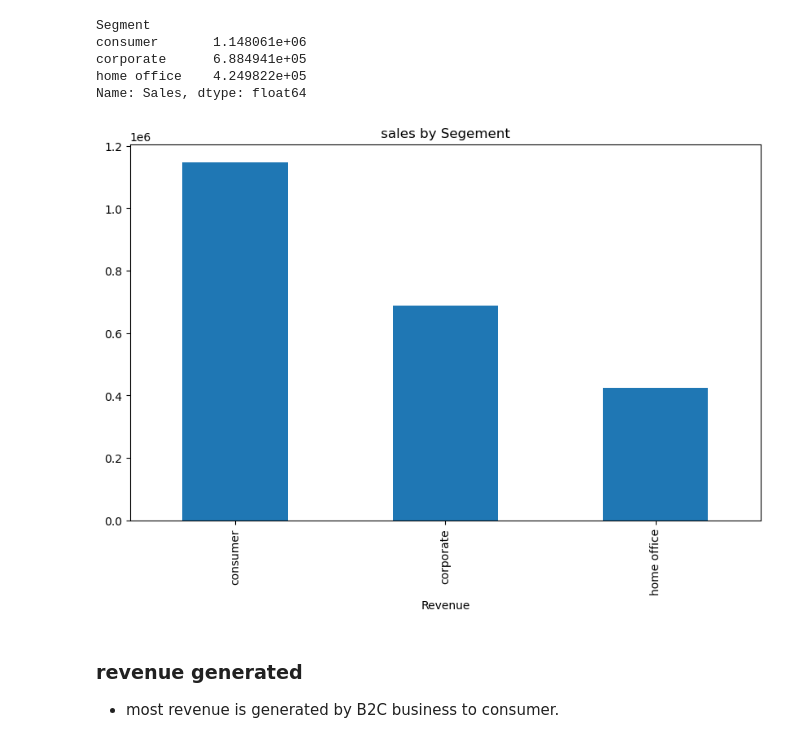
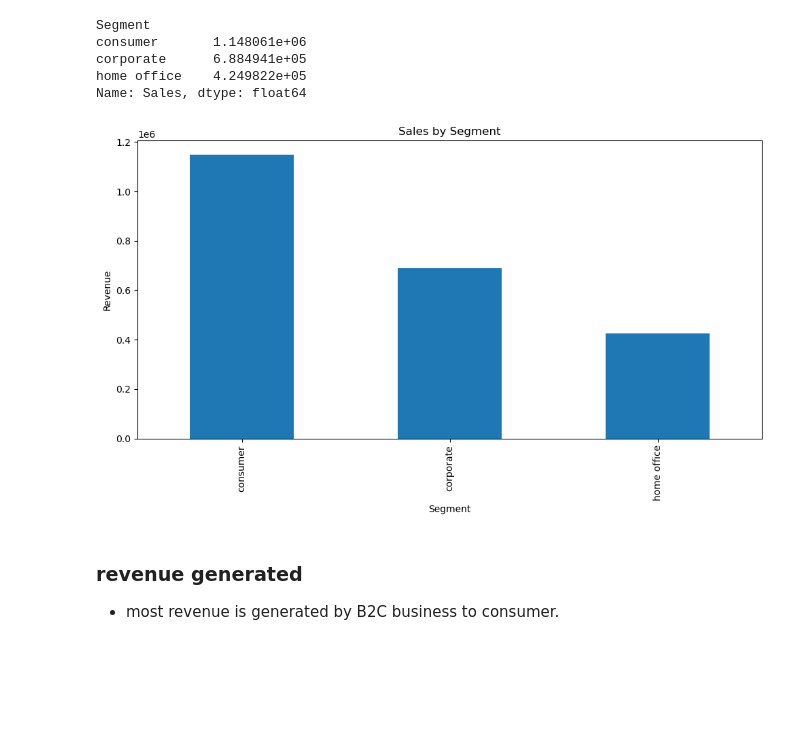
Before and after one commit to Ayush080-bct/Superstore-data-pipeline, a Jupyter notebook: notebook/EDA.ipynb, the cells around one changed output. Drawn from its saved outputs; the diff is of its cells as text; code cells hidden in the pictures; blank space fills up the shorter version.

```diff
--- a/notebook/EDA.ipynb
+++ b/notebook/EDA.ipynb
@@ -456,5 +457,5 @@ dtype: int64
 # %%
 df.to_csv("../data/processed/cleansuperstoredata.csv",index=False)
 # %%
-df=load_data("../data/processed/cleansuperstoredata.csv",encoded_system="ISO-8859-1")
+df=extract_data("../data/processed/cleansuperstoredata.csv",encoded_system="ISO-8859-1")
 # %% [output]
@@ -716,12 +733,15 @@ corporate      6.884941e+05
 home office    4.249822e+05
 Name: Sales, dtype: float64
 # %%
-salesbySegement.plot(kind="bar",figsize=(10,6))
-plt.title("sales by Segement")
-plt.xlabel("Revenue")
+sales_by_segment = (transformed_df.groupby('Segment')['Sales'].sum().sort_values(ascending=False))
+sales_by_segment.plot(kind='bar', figsize=(10, 6))
+plt.title('Sales by Segment')
+plt.xlabel('Segment')
+plt.ylabel('Revenue')
+plt.tight_layout()
 plt.show()
 # %% [output]
-[figure, old version]
+[figure, new version]
 # %% [markdown]
 ### revenue generated
 - most revenue is generated by B2C business to consumer.
```
Also changed, not shown: parts of 7 cells of this notebook, 2 other files.
